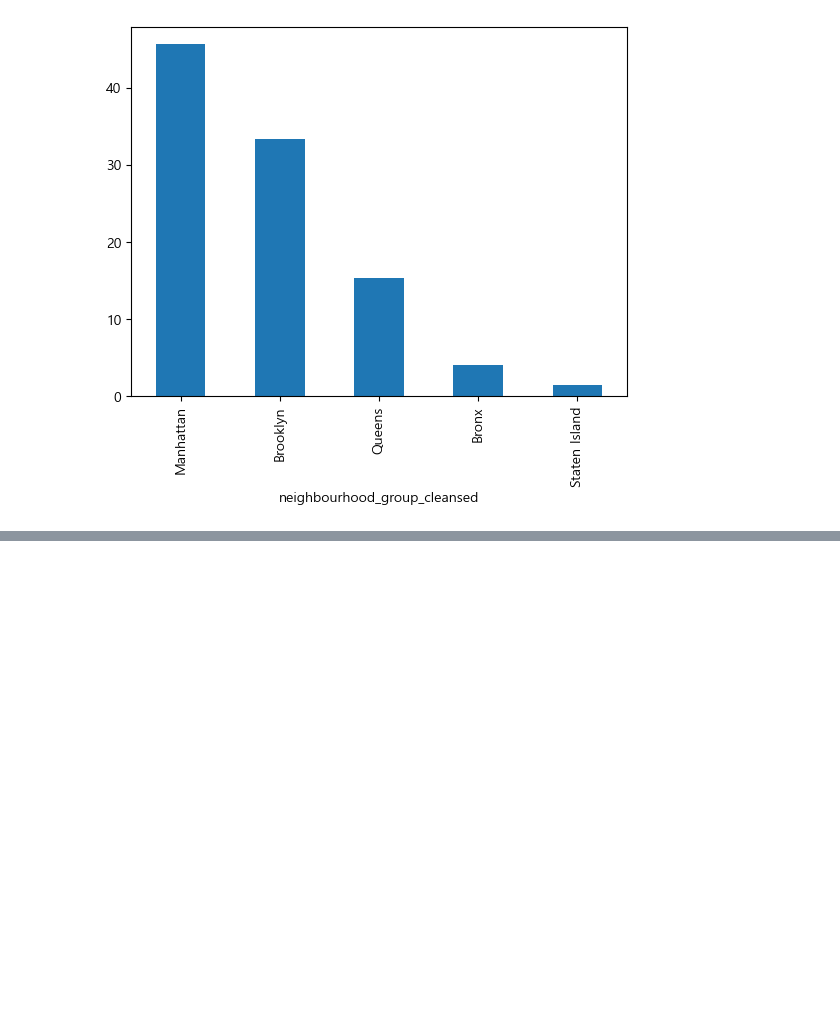
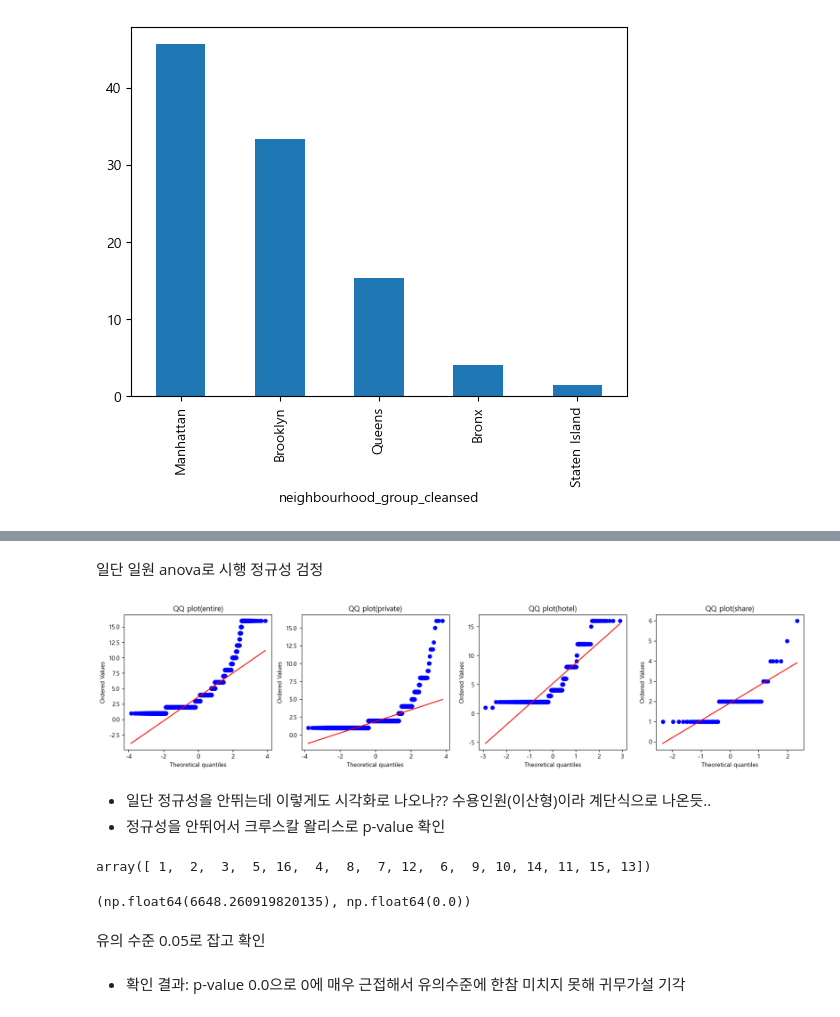
Before and after one commit to KyungminChang/data-analysis-project-BBB, a Jupyter notebook: 02_basic_statistics.ipynb, the cells around one changed output, grey strips where cells are left out. Cells and saved outputs as stored; diff of their text form; code cells hidden in the pictures; blank space fills up the shorter version.

```diff
--- a/02_basic_statistics.ipynb
+++ b/02_basic_statistics.ipynb
@@ -148,0 +341,36 @@ plt.show()
+# %% [markdown]
+일단 일원 anova로 시행 정규성 검정
+# %%
+ac1 = clean.loc[clean['room_type'] == 'Entire home/apt', 'accommodates']
+ac2 = clean.loc[clean['room_type'] == 'Private room', 'accommodates']
+ac3 = clean.loc[clean['room_type'] == 'Hotel room', 'accommodates']
+ac4 = clean.loc[clean['room_type'] == 'Shared room', 'accommodates']
+# %%
+fig, ax = plt.subplots(1,4, figsize=(20,4))
+stats.probplot(ac1, plot=ax[0])
+ax[0].set_title("QQ plot(entire)")
+stats.probplot(ac2, plot=ax[1])
+ax[1].set_title("QQ plot(private)")
+stats.probplot(ac3, plot=ax[2])
+ax[2].set_title("QQ plot(hotel)")
+stats.probplot(ac4, plot=ax[3])
+ax[3].set_title("QQ plot(share)")
+plt.show()
+# %% [output]
+[figure, added]
+# %% [markdown]
+- 일단 정규성을 안뛰는데 이렇게도 시각화로 나오나?? 수용인원(이산형)이라 계단식으로 나온듯..
+- 정규성을 안뛰어서 크루스칼 왈리스로 p-value 확인
+# %%
+clean['accommodates'].unique()
+# %% [output]
+array([ 1,  2,  3,  5, 16,  4,  8,  7, 12,  6,  9, 10, 14, 11, 15, 13])
+# %%
+stat, p = stats.kruskal(ac1, ac2, ac3, ac4)
+stat, p
+# %% [output]
+(np.float64(6648.260919820135), np.float64(0.0))
+# %% [markdown]
+유의 수준 0.05로 잡고 확인
+# %% [markdown]
+- 확인 결과: p-value 0.0으로 0에 매우 근접해서 유의수준에 한참 미치지 못해 귀무가설 기각
```
Also changed, not shown: parts of 28 cells of this notebook.
